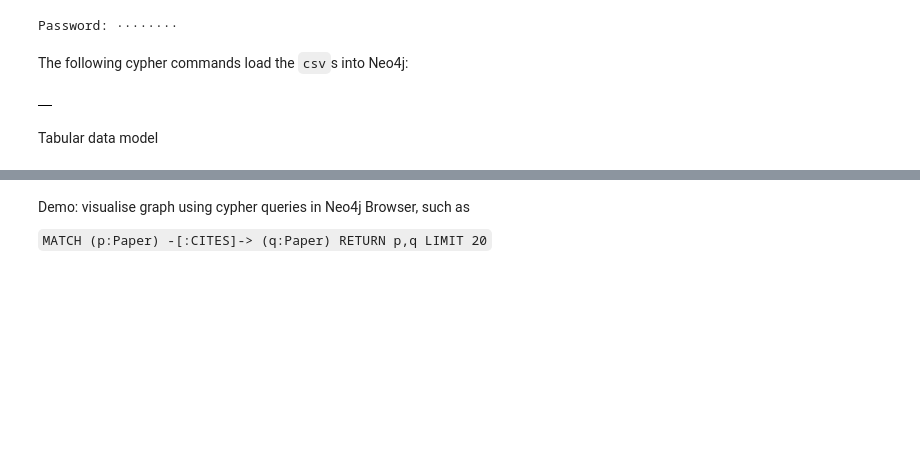
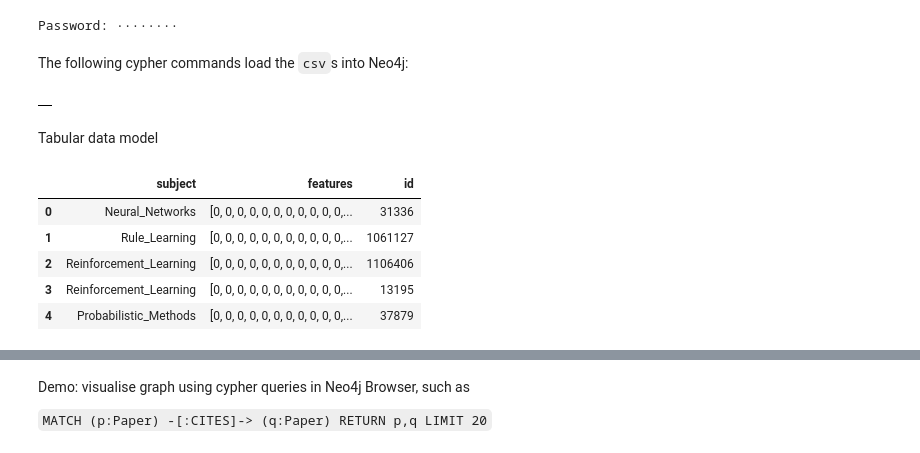
Before and after one commit to Andrewwango/neo4j-demos, a Jupyter notebook: cora/01 - EDA.ipynb, the cells around one changed output, grey strips where cells are left out. Cells and saved outputs as stored; diff of their text form; code cells hidden in the pictures; blank space fills up the shorter version.

```diff
--- a/cora/01 - EDA.ipynb
+++ b/cora/01 - EDA.ipynb
@@ -48,4 +48,12 @@ MERGE (source)-[r:CITES]->(target)
 Tabular data model
 # %%
 import pandas as pd
-...
+nodes = pd.read_csv("data/nodes.csv", usecols=["id", "subject", "features"])
+nodes.head()
+# %% [output]
+|  | subject | features | id |
+| 0 | Neural_Networks | [0, 0, 0, 0, 0, 0, 0, 0, 0, 0, 0,... | 31336 |
+| 1 | Rule_Learning | [0, 0, 0, 0, 0, 0, 0, 0, 0, 0, 0,... | 1061127 |
+| 2 | Reinforcement_Learning | [0, 0, 0, 0, 0, 0, 0, 0, 0, 0, 0,... | 1106406 |
+| 3 | Reinforcement_Learning | [0, 0, 0, 0, 0, 0, 0, 0, 0, 0, 0,... | 13195 |
+| 4 | Probabilistic_Methods | [0, 0, 0, 0, 0, 0, 0, 0, 0, 0, 0,... | 37879 |
```
Also changed, not shown: parts of 5 cells of this notebook, 3 other files.
